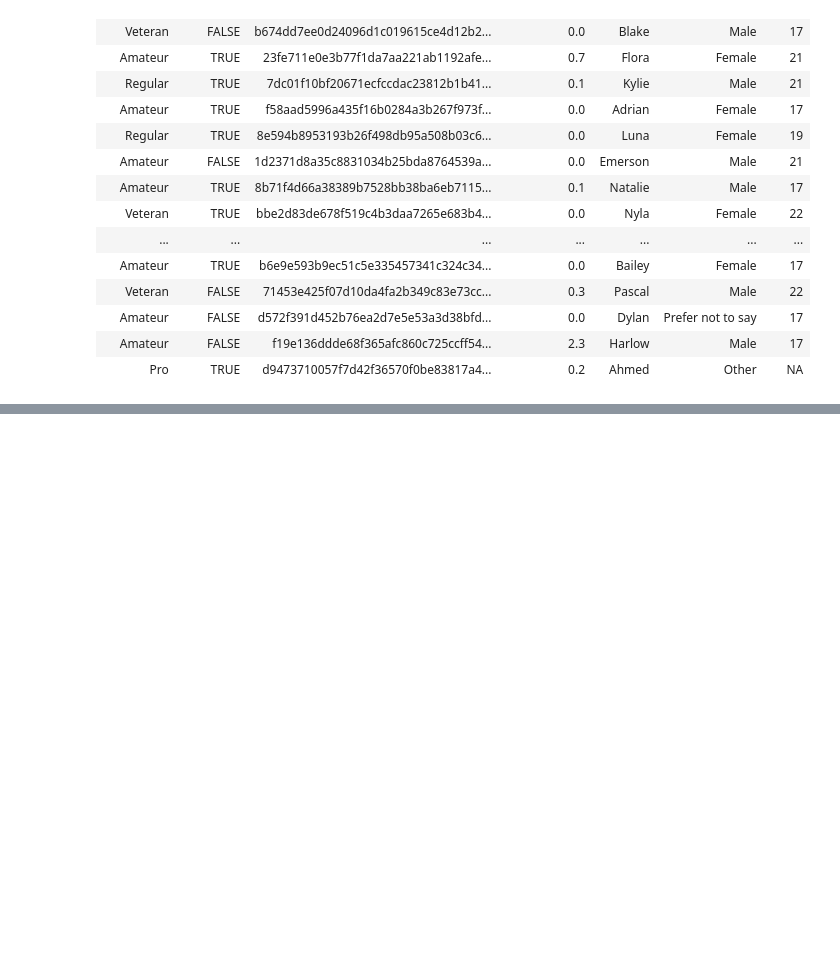
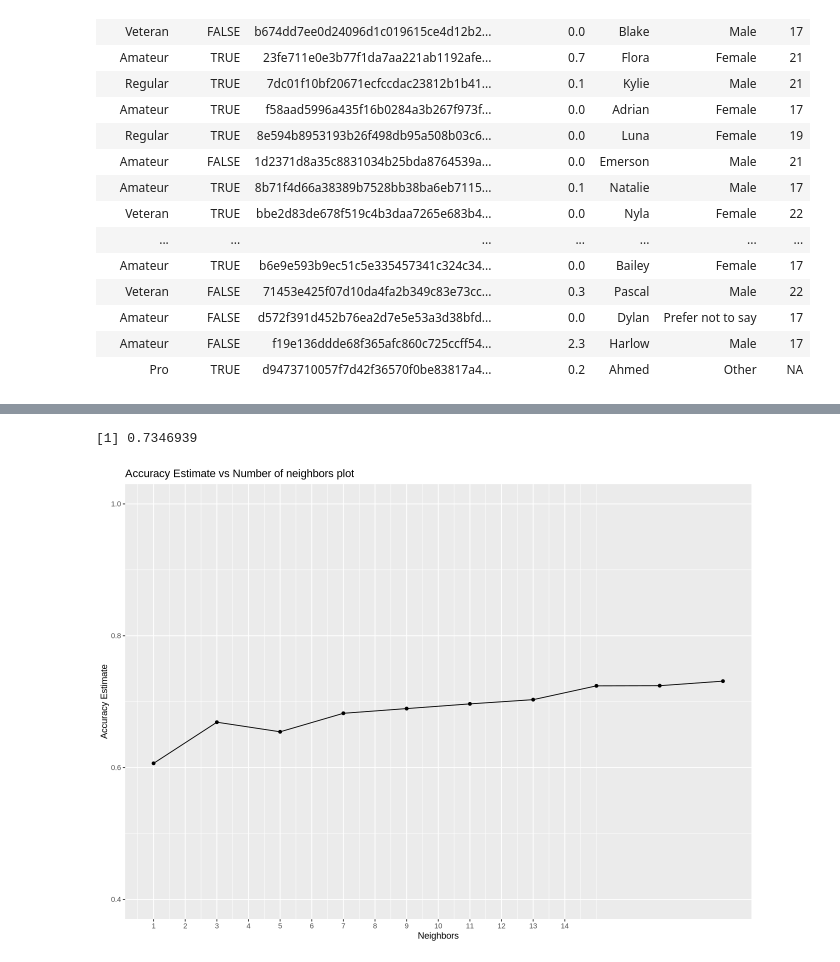
Before and after one commit to KatieHoang-oss/dsci-100-project, a Jupyter notebook: final_project.ipynb, the cells around one changed output, grey strips where cells are left out. Saved outputs shown, nothing was run; the diff lists cells and outputs as text; code cells hidden in the pictures; blank space fills up the shorter version.

Commit message:
Methods and results updated
Finished coding methods and results section

```diff
--- a/final_project.ipynb
+++ b/final_project.ipynb
@@ -99,0 +115,28 @@ A tibble: 194 × 5
+# %%
+set.seed(2025)
+players_split <- initial_split(players_clean, prop = 0.75, strata = subscribe)
+players_train <- training(players_split)
+players_test <- testing(players_split)
+
+players_recipe <- recipe(subscribe ~ Age + played_hours + experience, data = players_train) |>
+step_scale(all_numeric_predictors()) |>
+step_center(all_numeric_predictors())
+
+knn_spec <- nearest_neighbor(weight_func = "rectangular", neighbors = tune()) |>
+set_engine("kknn") |>
+set_mode("classification")
+
+players_folds <- vfold_cv(players_train, v = 5, strata = subscribe)
+
+k_vals = tibble(neighbors = seq(from = 1, to = 20, by = 2))
+
+knn_fit <- workflow() |>
+  add_recipe(players_recipe) |>
+  add_model(knn_spec)|>
+tune_grid(resamples = players_folds, grid = k_vals) |>
+collect_metrics()
+
+accuracies <- knn_fit |>
+filter(.metric == "accuracy")
+
+accuracies
@@ -99,0 +196,24 @@ A tibble: 194 × 5
+# %%
+players_test_predictions <- predict(final_fit, players_test)|>
+bind_cols(players_test)
+metrics_results <- players_test_predictions |>
+metrics(truth = subscribe, estimate = .pred_class) |>
+filter(.metric == "accuracy") |>
+select(.estimate) |>
+pull()
+
+metrics_results
+# %% [output]
+[1] 0.7346939
+# %%
+
+accuracy_versus_k <- ggplot(accuracies, aes(x = neighbors, y = mean))+
+       geom_point() +
+       geom_line() +
+       labs(x = "Neighbors", y = "Accuracy Estimate", title = "Accuracy Estimate vs Number of neighbors plot") +
+       scale_x_continuous(breaks = seq(0, 14, by = 1)) +
+       scale_y_continuous(limits = c(0.4, 1.0))
+
+accuracy_versus_k
+# %% [output]
+[figure, added]
```
Also changed, not shown: parts of 7 cells of this notebook.
